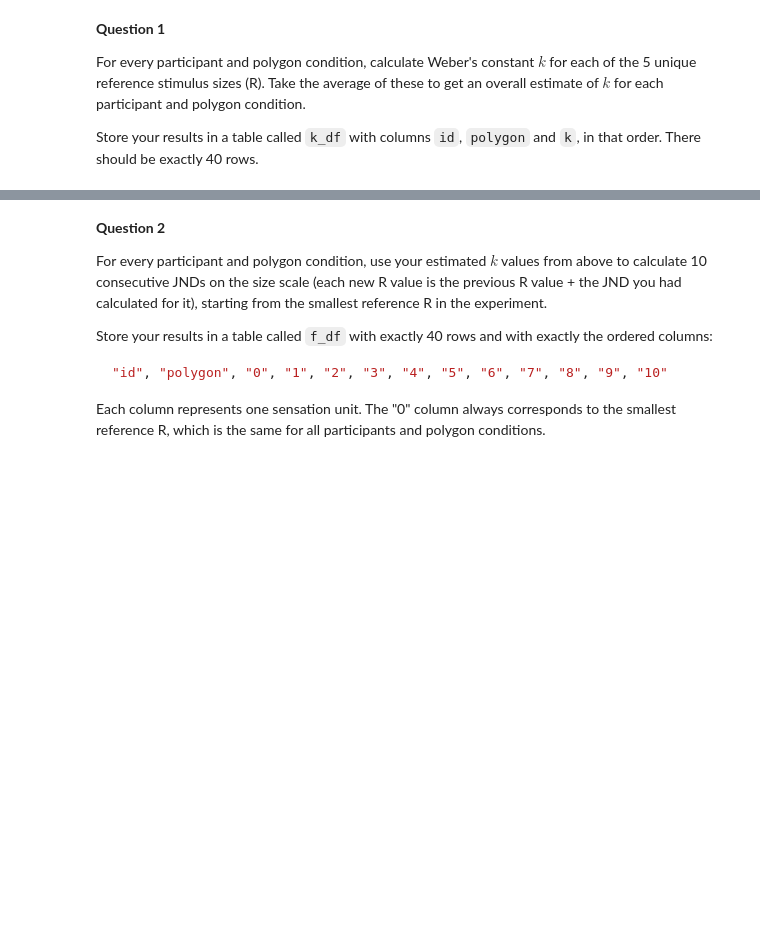
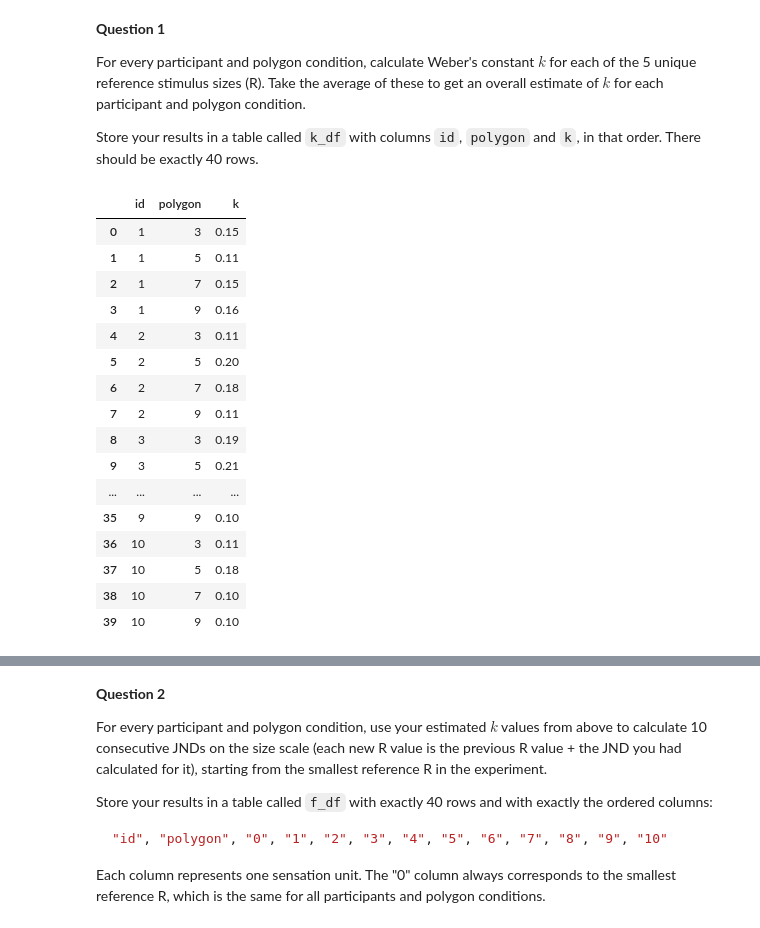
Before and after one commit to cros-nash/ds497, a Jupyter notebook: hw5/hw5.ipynb, the cells around one changed output, grey strips where cells are left out. Cells and saved outputs as stored; diff of their text form; code cells hidden in the pictures; blank space fills up the shorter version.

```diff
--- a/hw5/hw5.ipynb
+++ b/hw5/hw5.ipynb
@@ -61,2 +54,38 @@ k_df
+# %%
+# Your code here
+
+df = df.sort_values(['id', 'polygon', 'R']).reset_index(drop=True)
+df['prev'] = df.groupby(['id','polygon','R'])['correct'].shift(1)
+df['rev'] = (df['correct'] == 1) & (df['prev'] == 0)
+
+temp = (df[df['rev']].groupby(['id', 'polygon', 'R'], as_index=False)['Rc'].mean())
+
+temp['JND'] = temp['Rc'] - temp['R']
+
+temp['k'] = temp['JND'] / temp['R']
+
+jnd_df = (temp.groupby(['id', 'polygon'], as_index=False)['k'].mean())
+
+# Do not edit this code!
+k_df = jnd_df.sort_values(['id', 'polygon']).reset_index(drop=True)
+k_df
+# %% [output]
+|  | id | polygon | k |
+| 0 | 1 | 3 | 0.15 |
+| 1 | 1 | 5 | 0.11 |
+| 2 | 1 | 7 | 0.15 |
+| 3 | 1 | 9 | 0.16 |
+| 4 | 2 | 3 | 0.11 |
+| 5 | 2 | 5 | 0.20 |
+| 6 | 2 | 7 | 0.18 |
+| 7 | 2 | 9 | 0.11 |
+| 8 | 3 | 3 | 0.19 |
+| 9 | 3 | 5 | 0.21 |
+| ... | ... | ... | ... |
+| 35 | 9 | 9 | 0.10 |
+| 36 | 10 | 3 | 0.11 |
+| 37 | 10 | 5 | 0.18 |
+| 38 | 10 | 7 | 0.10 |
+| 39 | 10 | 9 | 0.10 |
 # %%
 grader.check("q1")
```
Also changed, not shown: parts of 6 cells of this notebook, 2 other files.
